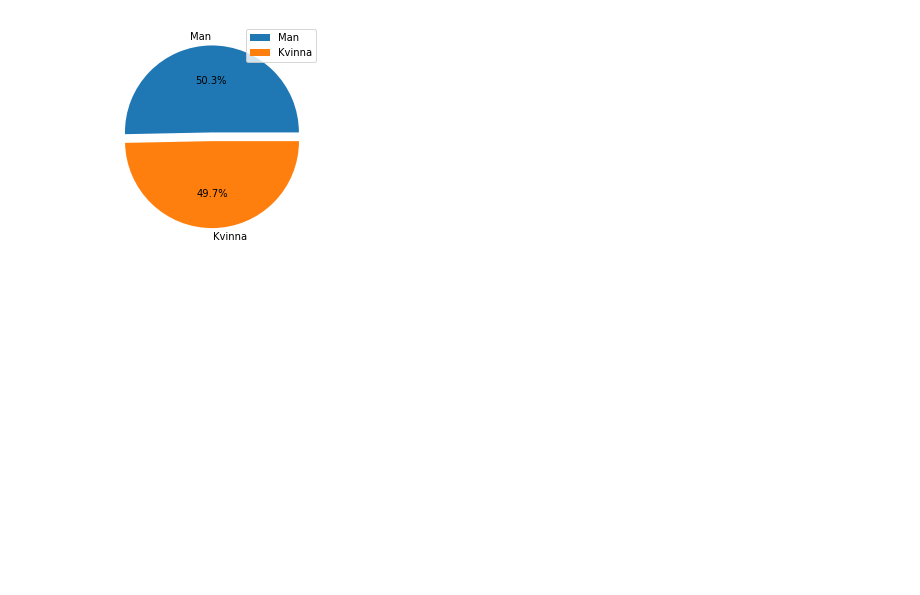
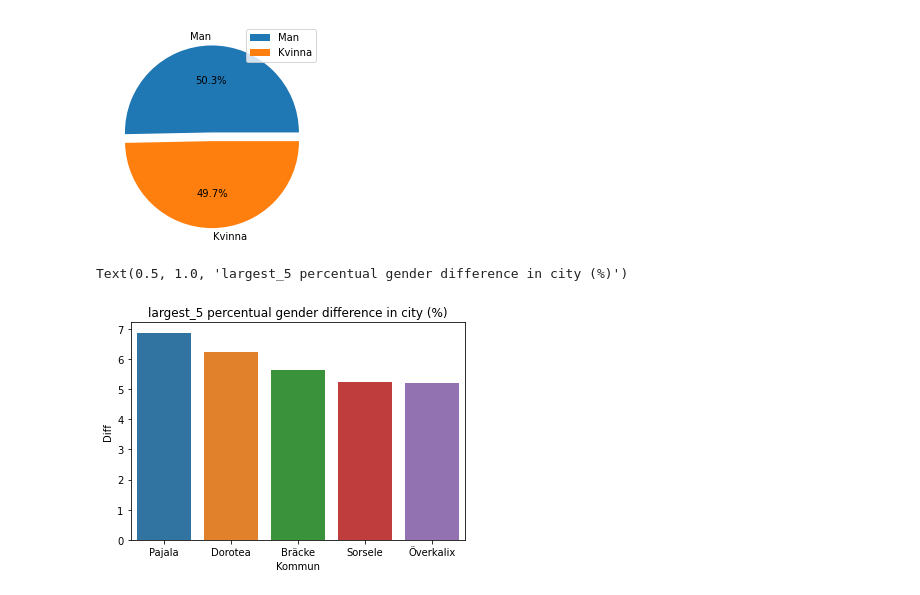
Before and after one commit to cooperhankun/DataBehandling-KunHan, a Jupyter notebook: Exercises/pandas_fundamentals_exercises.ipynb, the cells around one changed output. Cells and saved outputs as stored; diff of their text form; code cells hidden in the pictures; blank space fills up the shorter version.

```diff
--- a/Exercises/pandas_fundamentals_exercises.ipynb
+++ b/Exercises/pandas_fundamentals_exercises.ipynb
@@ -345,3 +353,25 @@ plt.legend()
 plt.show()
 # %% [output]
 [figure]
+# %%
+#  g) Create a barplot showing the cities with the five largest percentual gender difference in 2020. (**)
+
+# delete the city double values
+df_kommun = [df_merged.iloc[2*i+1,0] for i in range(290)]
+df_kommun = pd.DataFrame(df_kommun, columns=("Kommun", ))
+
+# calculate the percentual gender difference in city
+difference = [((abs(df_merged.iloc[2*i+1,1] - df_merged.iloc[2*i,1]))/df_merged.iloc[2*i,5])*100 for i in range(290)]
+df_difference = pd.DataFrame(difference, columns=("Diff", ))
+
+# concat two frames
+df_kommun_diff = pd.concat([df_kommun, df_difference], axis=1)
+
+
+df_kommun_diff_5 = df_kommun_diff.sort_values("Diff", ascending=False).head(5)
+
+
+sns.barplot(data=df_kommun_diff_5, x="Kommun", y="Diff").set_title("largest_5 percentual gender difference in city (%)")
+# %% [output]
+Text(0.5, 1.0, 'largest_5 percentual gender difference in city (%)')
+[figure, added]
```
Also changed, not shown: parts of 1 cell of this notebook.
